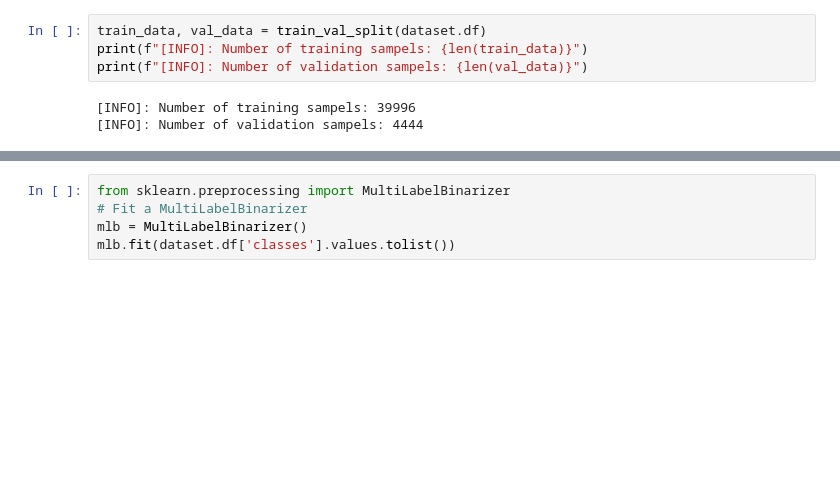
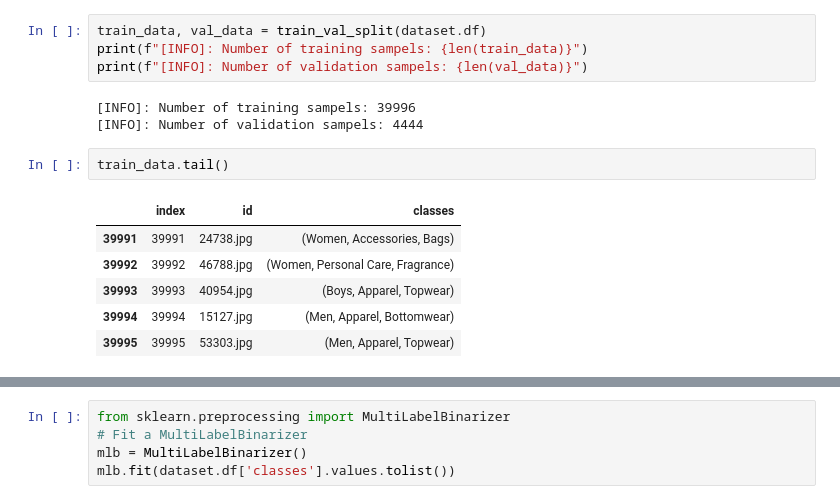
Before and after one commit to sreeman-11021996/Fashion-Recommendation-system, a Jupyter notebook: train_resnet.ipynb, the cells around one changed output, grey strips where cells are left out. Saved outputs shown, nothing was run; the diff lists cells and outputs as text; blank space fills up the shorter version.

```diff
--- a/train_resnet.ipynb
+++ b/train_resnet.ipynb
@@ -76,4 +94,13 @@ print(f"[INFO]: Number of validation sampels: {len(val_data)}")
 # %% [output]
 [INFO]: Number of training sampels: 39996
 [INFO]: Number of validation sampels: 4444
+# %%
+train_data.tail()
+# %% [output]
+|  | index | id | classes |
+| 39991 | 39991 | 24738.jpg | (Women, Accessories, Bags) |
+| 39992 | 39992 | 46788.jpg | (Women, Personal Care, Fragrance) |
+| 39993 | 39993 | 40954.jpg | (Boys, Apparel, Topwear) |
+| 39994 | 39994 | 15127.jpg | (Men, Apparel, Bottomwear) |
+| 39995 | 39995 | 53303.jpg | (Men, Apparel, Topwear) |
 # %%
```
Also changed, not shown: parts of 6 cells of this notebook.
